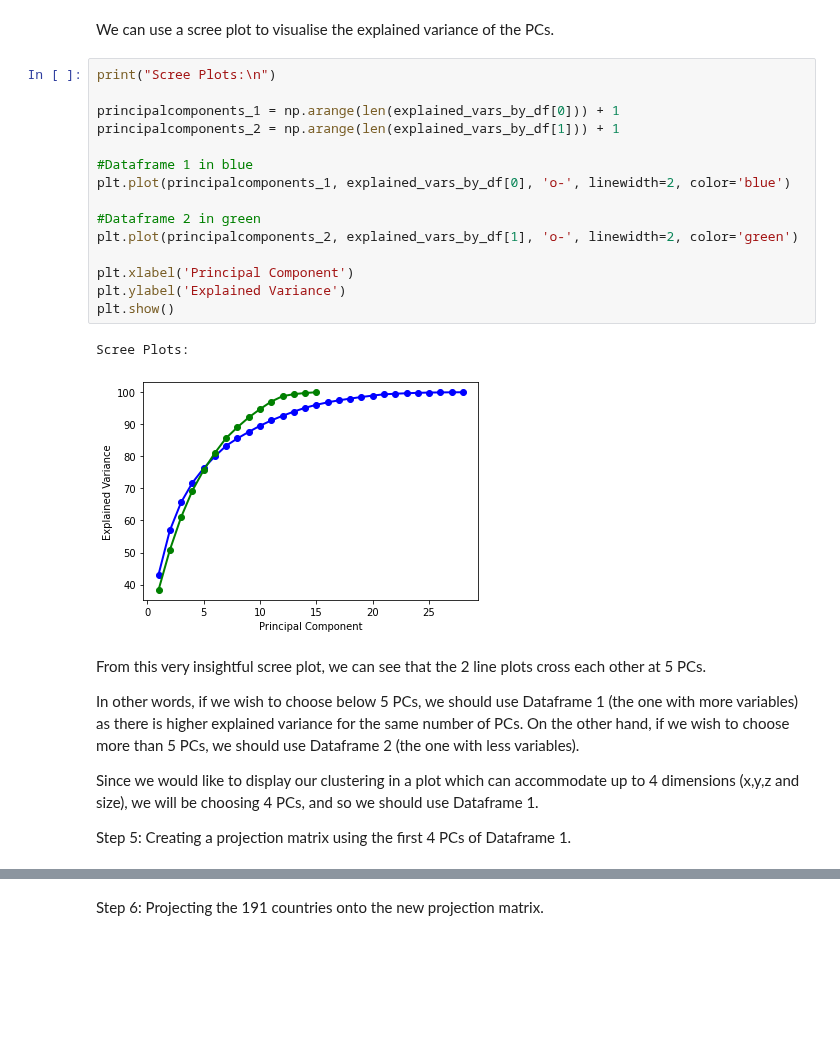
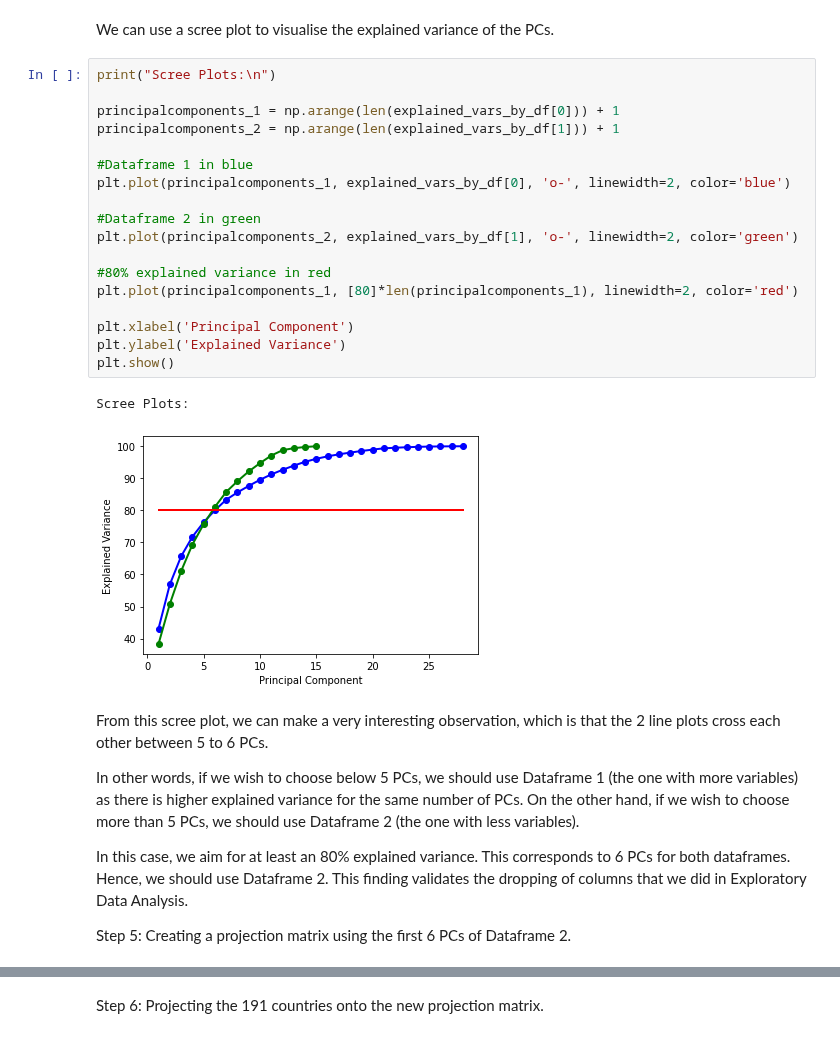
Before and after one commit to Snail664/country-clustering, a Jupyter notebook: PCA.ipynb, the cells around one changed output, grey strips where cells are left out. Saved outputs shown, nothing was run; the diff lists cells and outputs as text; blank space fills up the shorter version.

```diff
--- a/PCA.ipynb
+++ b/PCA.ipynb
@@ -311,27 +315,31 @@ We can use a scree plot to visualise the explained variance of the PCs.
 # %%
 print("Scree Plots:\n")
 
 principalcomponents_1 = np.arange(len(explained_vars_by_df[0])) + 1
 principalcomponents_2 = np.arange(len(explained_vars_by_df[1])) + 1
 
 #Dataframe 1 in blue
 plt.plot(principalcomponents_1, explained_vars_by_df[0], 'o-', linewidth=2, color='blue')
 
 #Dataframe 2 in green
 plt.plot(principalcomponents_2, explained_vars_by_df[1], 'o-', linewidth=2, color='green')
 
+#80% explained variance in red
+plt.plot(principalcomponents_1, [80]*len(principalcomponents_1), linewidth=2, color='red')
+
 plt.xlabel('Principal Component')
 plt.ylabel('Explained Variance')
 plt.show()
 # %% [output]
 Scree Plots:
-[figure, old version]
+[figure, new version]
 # %% [markdown]
-From this very insightful scree plot, we can see that the 2 line plots cross each other at 5 PCs.
+From this scree plot, we can make a very interesting observation, which is that the 2 line plots cross each other between 5 to 6 PCs.
 
 In other words, if we wish to choose below 5 PCs, we should use Dataframe 1 (the one with more variables) as there is higher explained variance for the same number of PCs. On the other hand, if we wish to choose more than 5 PCs, we should use Dataframe 2 (the one with less variables).
 
-Since we would like to display our clustering in a plot which can accommodate up to 4 dimensions (x,y,z and size), we will be choosing 4 PCs, and so we should use Dataframe 1.
+In this case, we aim for at least an 80% explained variance. This corresponds to 6 PCs for both dataframes. Hence, we should use Dataframe 2. This finding validates the dropping of columns that we did in Exploratory Data Analysis.
 
-Step 5: Creating a projection matrix using the first 4 PCs of Dataframe 1.
+
+Step 5: Creating a projection matrix using the first 6 PCs of Dataframe 2.
 # %%
```
Also changed, not shown: parts of 10 cells of this notebook.
